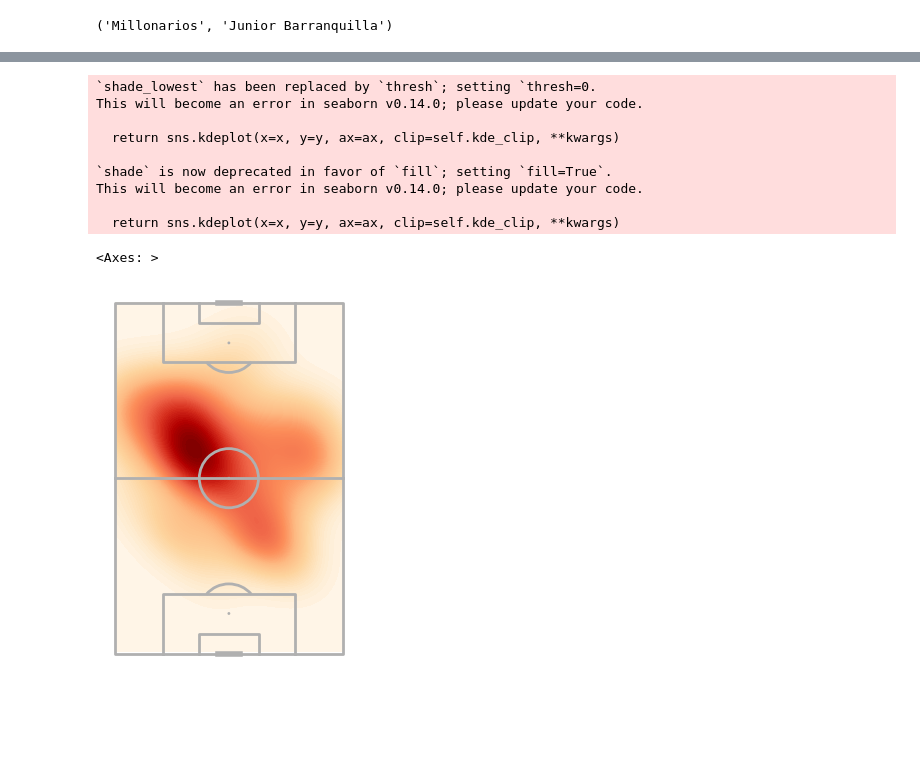
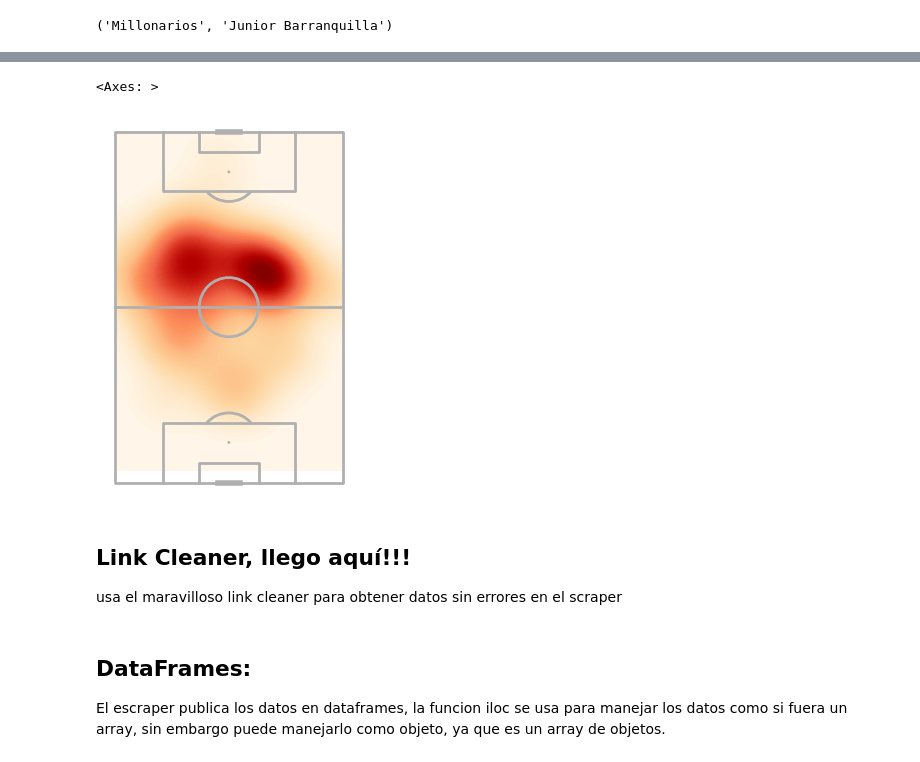
Before and after one commit to nikonikoni123/furboPlata, a Jupyter notebook: Furbo.ipynb, the cells around one changed output, grey strips where cells are left out. Cells and saved outputs as stored; diff of their text form; code cells hidden in the pictures; blank space fills up the shorter version.

```diff
--- a/Furbo.ipynb
+++ b/Furbo.ipynb
@@ -167,26 +167,21 @@ prom_position[0]
 [figure]
 # %%
-mapa = src.get_player_heatmap(link, player='Daniel Giraldo')
+mapa = src.get_player_heatmap(link, player='Stiven Vega')
 fig, ax = plt.subplots()
 
 cmap = 'hot'
 pitch = VerticalPitch(pitch_type='opta')
 pitch.draw(ax=ax)
 pitch.kdeplot(mapa.x,mapa.y,ax=ax,
               levels=100,
-              shade=True,
+              fill=True,
               zorder=-1,
               shade_lowest=True,
               cmap='OrRd')
 # %% [output]
-`shade_lowest` has been replaced by `thresh`; setting `thresh=0.
-This will become an error in seaborn v0.14.0; please update your code.
-
-  return sns.kdeplot(x=x, y=y, ax=ax, clip=self.kde_clip, **kwargs)
-
-`shade` is now deprecated in favor of `fill`; setting `fill=True`.
-This will become an error in seaborn v0.14.0; please update your code.
-
-  return sns.kdeplot(x=x, y=y, ax=ax, clip=self.kde_clip, **kwargs)
+<Axes: >
-<Axes: >
-[figure, old version]
+[figure, new version]
+# %% [markdown]
+## Link Cleaner, llego aquí!!!
+
+usa el maravilloso link cleaner para obtener datos sin errores en el scraper
@@ -192,0 +194,3 @@ This will become an error in seaborn v0.14.0; please update your code.
+# %% [markdown]
+## DataFrames:
+El escraper publica los datos en dataframes, la funcion iloc se usa para manejar los datos como si fuera un array, sin embargo puede manejarlo como objeto, ya que es un array de objetos.
```
Also changed, not shown: parts of 10 cells of this notebook.
